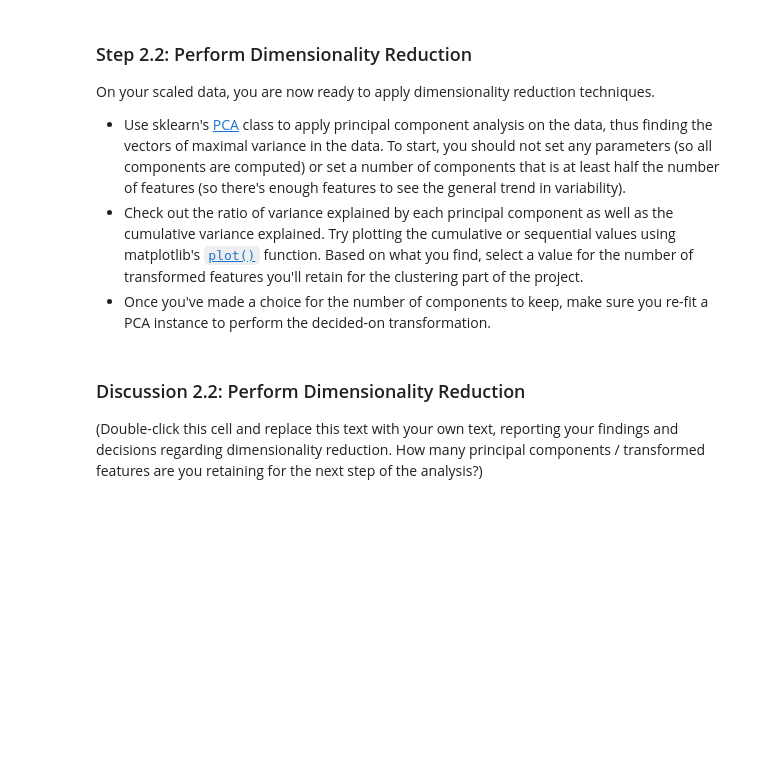
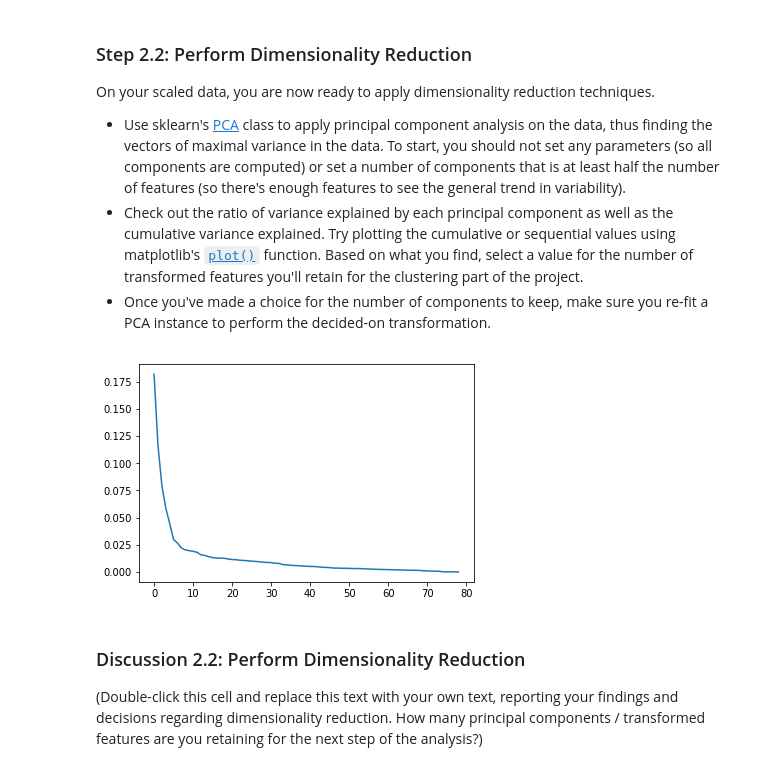
Before and after one commit to rahulsanjay18/UdacityMLProj3, a Jupyter notebook: Identify_Customer_Segments.ipynb, the cells around one changed output. Saved outputs shown, nothing was run; the diff lists cells and outputs as text; code cells hidden in the pictures; blank space fills up the shorter version.

```diff
--- a/Identify_Customer_Segments.ipynb
+++ b/Identify_Customer_Segments.ipynb
@@ -383,7 +383,7 @@ def clean_data(df):
 
     # remove selected columns and rows, ...
     # How much data is missing in each row of the dataset?
-    df.drop(drop_list, axis=1)
+    df = df.drop(drop_list, axis=1)
     nan_rowwise = df.isnull().sum(axis=1)
     df = df[nan_rowwise<25]
 
@@ -400,6 +400,8 @@ def clean_data(df):
     family_map = {11:1, 12:2, 13:3, 14:4, 15:5, 21:1, 22:2, 23:3, 24:4, 25:5, 31:1, 32:2, 33:3, 34:4, 35:5, 41:1, 42:2, 43:3, 44:4, 45:5, 51:1, 52:2, 53:3, 54:4, 55:5}
     family_col = df['CAMEO_INTL_2015'].replace(family_map)
 
+    df = df.drop(['CAMEO_INTL_2015', 'PRAEGENDE_JUGENDJAHRE', 'CAMEO_DEU_2015', 'OST_WEST_KZ'], axis=1)
+
     df['wealth'] = wealth_col
     df['family'] = family_col
 
@@ -460,10 +444,13 @@ On your scaled data, you are now ready to apply dimensionality reduction techniq
 # Apply PCA to the data.
 from sklearn.decomposition import PCA
 pca = PCA()
-pca.fit(data)
-pca_vector = pca.transform(data)
+pca.fit(azdias)
+pca_vector = pca.transform(azdias)
 # %%
 # Investigate the variance accounted for by each principal component.
-pca.explained_variance_ratio_
+plt.plot(pca.explained_variance_ratio_)
+plt.show()
+# %% [output]
+[figure, added]
 # %%
 # Re-apply PCA to the data while selecting for number of components to retain.
```
Also changed, not shown: parts of 10 cells of this notebook, 1 other file.
